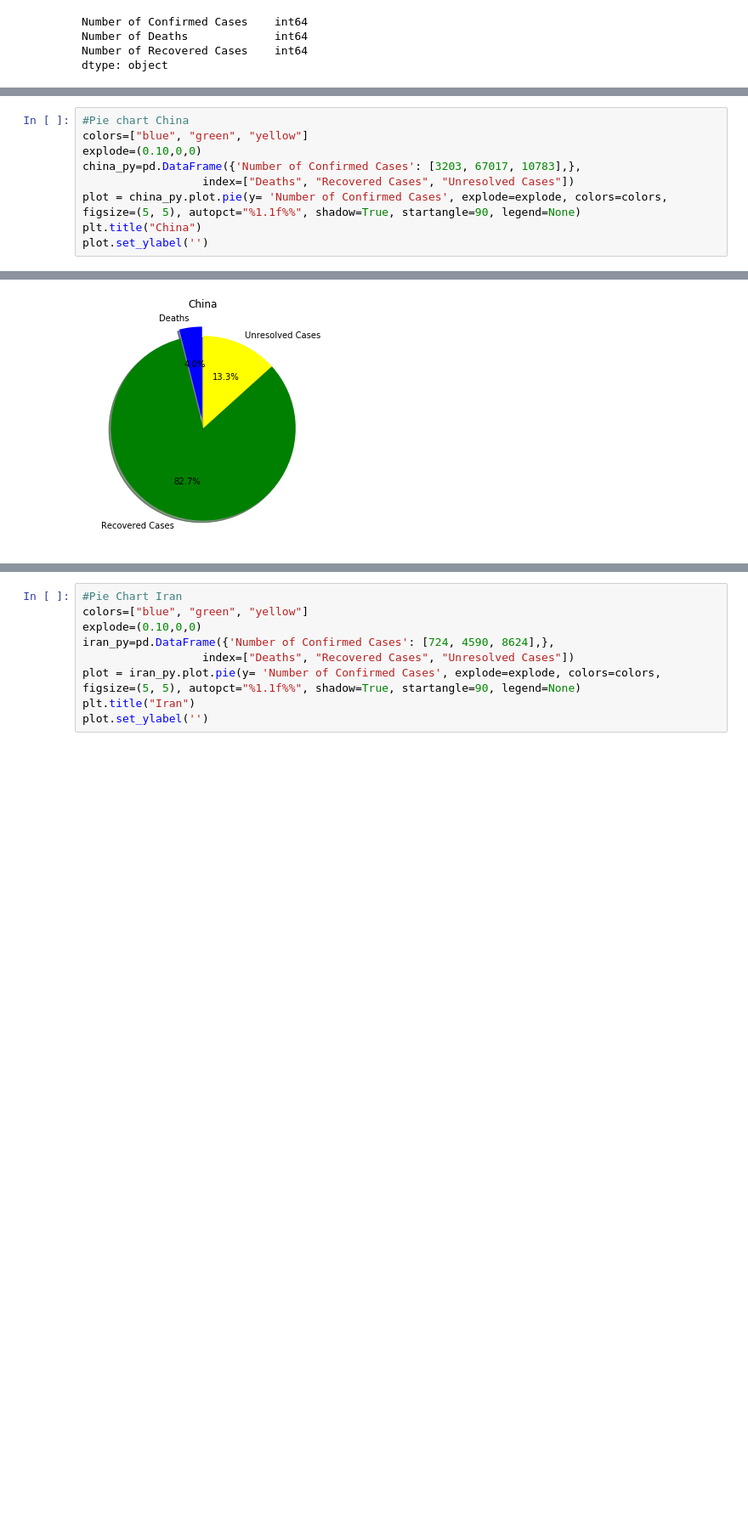
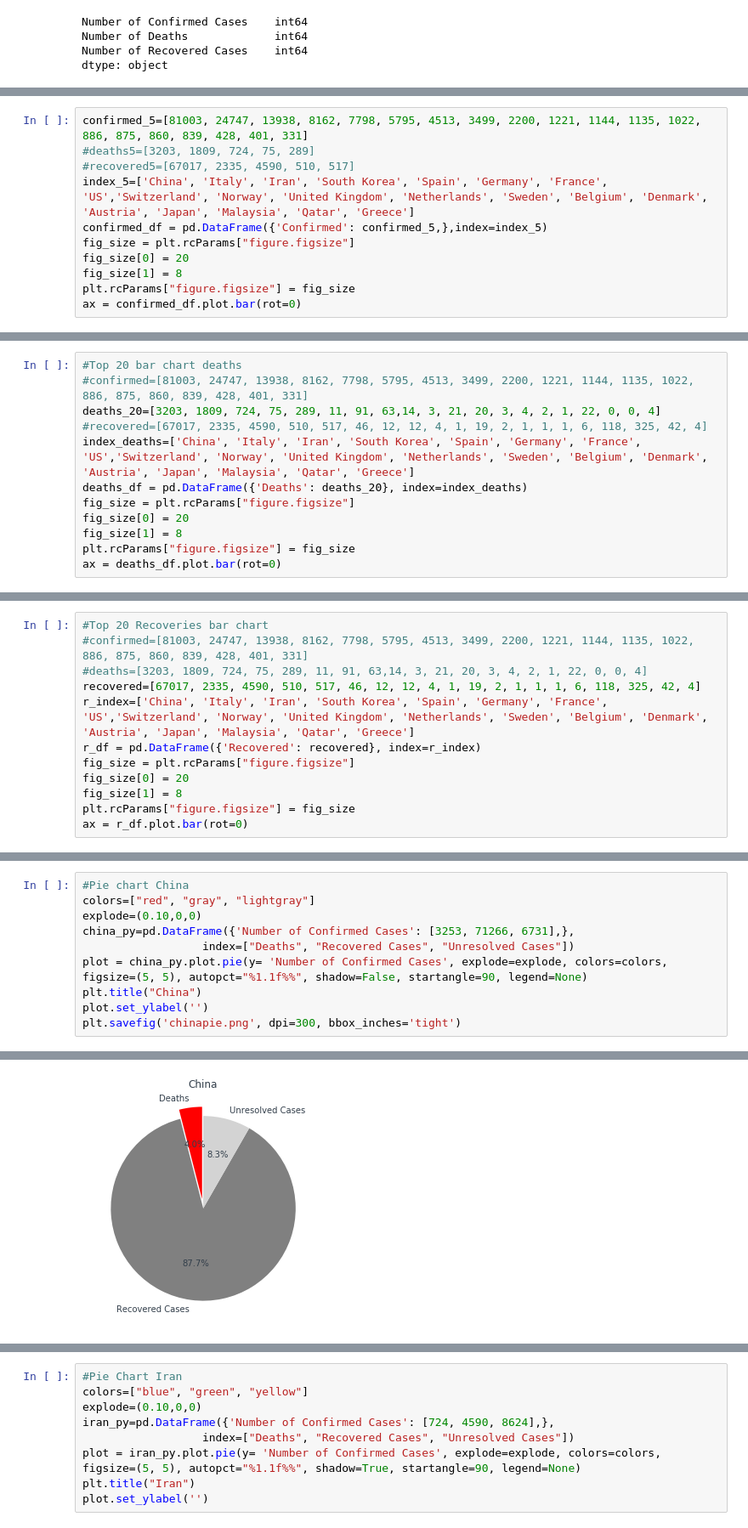
Before and after one commit to kyranduncan/project_1, a Jupyter notebook: COVID_19_Summary_Stats.ipynb, the cells around one changed output, grey strips where cells are left out. Shown at 85% size. Drawn from its saved outputs; the diff is of its cells as text; blank space fills up the shorter version.

Commit message:
visualizations and final notebook

```diff
--- a/COVID_19_Summary_Stats.ipynb
+++ b/COVID_19_Summary_Stats.ipynb
@@ -557,0 +569,11 @@ ax = df.plot.bar(rot=0)
+# %%
+confirmed_5=[81003, 24747, 13938, 8162, 7798, 5795, 4513, 3499, 2200, 1221, 1144, 1135, 1022, 886, 875, 860, 839, 428, 401, 331]
+#deaths5=[3203, 1809, 724, 75, 289]
+#recovered5=[67017, 2335, 4590, 510, 517]
+index_5=['China', 'Italy', 'Iran', 'South Korea', 'Spain', 'Germany', 'France', 'US','Switzerland', 'Norway', 'United Kingdom', 'Netherlands', 'Sweden', 'Belgium', 'Denmark', 'Austria', 'Japan', 'Malaysia', 'Qatar', 'Greece']
+confirmed_df = pd.DataFrame({'Confirmed': confirmed_5,},index=index_5)
+fig_size = plt.rcParams["figure.figsize"]
+fig_size[0] = 20
+fig_size[1] = 8
+plt.rcParams["figure.figsize"] = fig_size
+ax = confirmed_df.plot.bar(rot=0)
@@ -557,0 +582,12 @@ ax = df.plot.bar(rot=0)
+# %%
+#Top 20 bar chart deaths
+#confirmed=[81003, 24747, 13938, 8162, 7798, 5795, 4513, 3499, 2200, 1221, 1144, 1135, 1022, 886, 875, 860, 839, 428, 401, 331]
+deaths_20=[3203, 1809, 724, 75, 289, 11, 91, 63,14, 3, 21, 20, 3, 4, 2, 1, 22, 0, 0, 4]
+#recovered=[67017, 2335, 4590, 510, 517, 46, 12, 12, 4, 1, 19, 2, 1, 1, 1, 6, 118, 325, 42, 4]
+index_deaths=['China', 'Italy', 'Iran', 'South Korea', 'Spain', 'Germany', 'France', 'US','Switzerland', 'Norway', 'United Kingdom', 'Netherlands', 'Sweden', 'Belgium', 'Denmark', 'Austria', 'Japan', 'Malaysia', 'Qatar', 'Greece']
+deaths_df = pd.DataFrame({'Deaths': deaths_20}, index=index_deaths)
+fig_size = plt.rcParams["figure.figsize"]
+fig_size[0] = 20
+fig_size[1] = 8
+plt.rcParams["figure.figsize"] = fig_size
+ax = deaths_df.plot.bar(rot=0)
@@ -557,0 +596,12 @@ ax = df.plot.bar(rot=0)
+# %%
+#Top 20 Recoveries bar chart
+#confirmed=[81003, 24747, 13938, 8162, 7798, 5795, 4513, 3499, 2200, 1221, 1144, 1135, 1022, 886, 875, 860, 839, 428, 401, 331]
+#deaths=[3203, 1809, 724, 75, 289, 11, 91, 63,14, 3, 21, 20, 3, 4, 2, 1, 22, 0, 0, 4]
+recovered=[67017, 2335, 4590, 510, 517, 46, 12, 12, 4, 1, 19, 2, 1, 1, 1, 6, 118, 325, 42, 4]
+r_index=['China', 'Italy', 'Iran', 'South Korea', 'Spain', 'Germany', 'France', 'US','Switzerland', 'Norway', 'United Kingdom', 'Netherlands', 'Sweden', 'Belgium', 'Denmark', 'Austria', 'Japan', 'Malaysia', 'Qatar', 'Greece']
+r_df = pd.DataFrame({'Recovered': recovered}, index=r_index)
+fig_size = plt.rcParams["figure.figsize"]
+fig_size[0] = 20
+fig_size[1] = 8
+plt.rcParams["figure.figsize"] = fig_size
+ax = r_df.plot.bar(rot=0)
@@ -576,11 +810,12 @@ top_5_confirmed
 | Spain | 7798 | 289 | 517 | 6992 |
 # %%
 #Pie chart China
-colors=["blue", "green", "yellow"]
+colors=["red", "gray", "lightgray"]
 explode=(0.10,0,0)
-china_py=pd.DataFrame({'Number of Confirmed Cases': [3203, 67017, 10783],},
+china_py=pd.DataFrame({'Number of Confirmed Cases': [3253, 71266, 6731],},
                   index=["Deaths", "Recovered Cases", "Unresolved Cases"])
-plot = china_py.plot.pie(y= 'Number of Confirmed Cases', explode=explode, colors=colors, figsize=(5, 5), autopct="%1.1f%%", shadow=True, startangle=90, legend=None)
+plot = china_py.plot.pie(y= 'Number of Confirmed Cases', explode=explode, colors=colors, figsize=(5, 5), autopct="%1.1f%%", shadow=False, startangle=90, legend=None)
 plt.title("China")
 plot.set_ylabel('')
+plt.savefig('chinapie.png', dpi=300, bbox_inches='tight')
 # %% [output]
@@ -588,3 +822,3 @@ Text(0, 0.5, '')
-[figure, old version]
+[figure, new version]
 # %%
 #Pie Chart Italy
```
Also changed, not shown: parts of 15 cells of this notebook, 3 other files.
